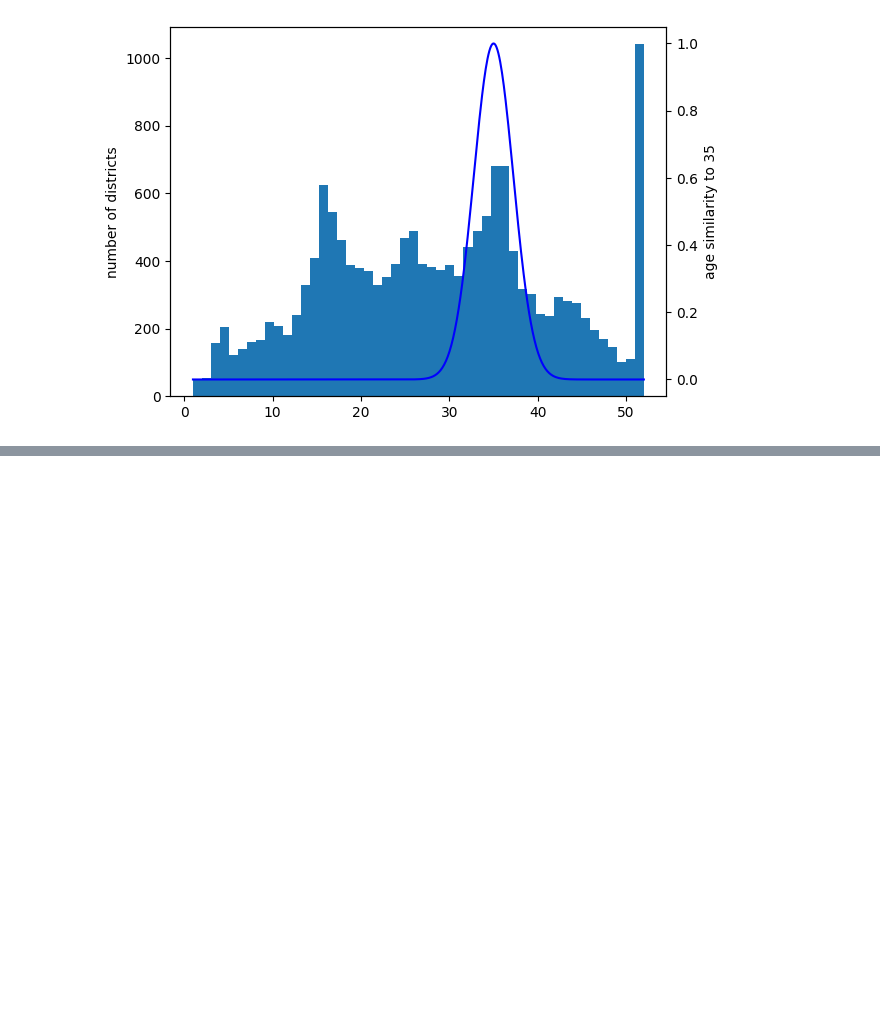
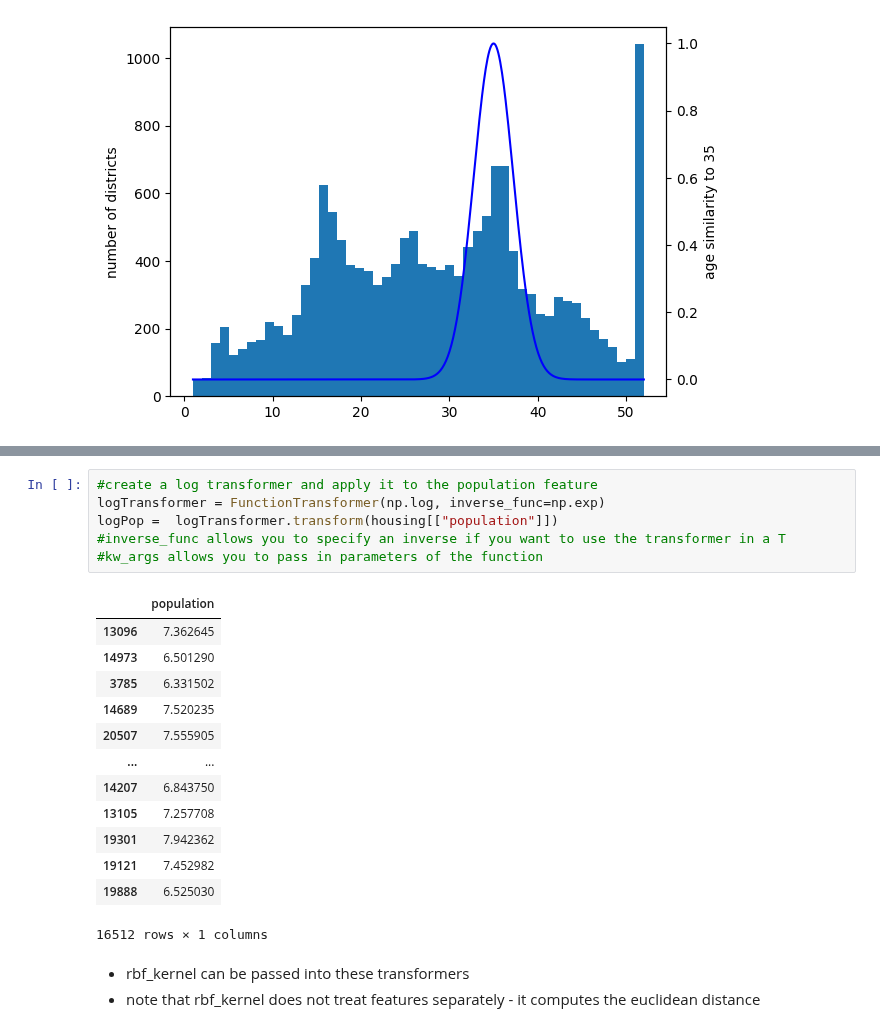
Before and after one commit to TaurusFire/Hands-on-Machine-Learning-Code-Notes, a Jupyter notebook: Chapter 2- Housing Project/HousingPrices.ipynb, the cells around one changed output, grey strips where cells are left out. Saved outputs shown, nothing was run; the diff lists cells and outputs as text; blank space fills up the shorter version.

Commit message:
updated HousingPrices

```diff
--- a/Chapter 2- Housing Project/HousingPrices.ipynb
+++ b/Chapter 2- Housing Project/HousingPrices.ipynb
@@ -452,0 +495,23 @@ ax2.plot(ages, ageSimilarityTo35plot, color = "blue")
+# %%
+#create a log transformer and apply it to the population feature
+logTransformer = FunctionTransformer(np.log, inverse_func=np.exp)
+logPop =  logTransformer.transform(housing[["population"]])
+#inverse_func allows you to specify an inverse if you want to use the transformer in a T
+#kw_args allows you to pass in parameters of the function
+# %% [output]
+|  | population |
+| 13096 | 7.362645 |
+| 14973 | 6.501290 |
+| 3785 | 6.331502 |
+| 14689 | 7.520235 |
+| 20507 | 7.555905 |
+| ... | ... |
+| 14207 | 6.843750 |
+| 13105 | 7.257708 |
+| 19301 | 7.942362 |
+| 19121 | 7.452982 |
+| 19888 | 6.525030 |
+16512 rows × 1 columns
+# %% [markdown]
+- rbf_kernel can be passed into these transformers
+- note that rbf_kernel does not treat features separately - it computes the euclidean distance
```
Also changed, not shown: parts of 8 cells of this notebook.
